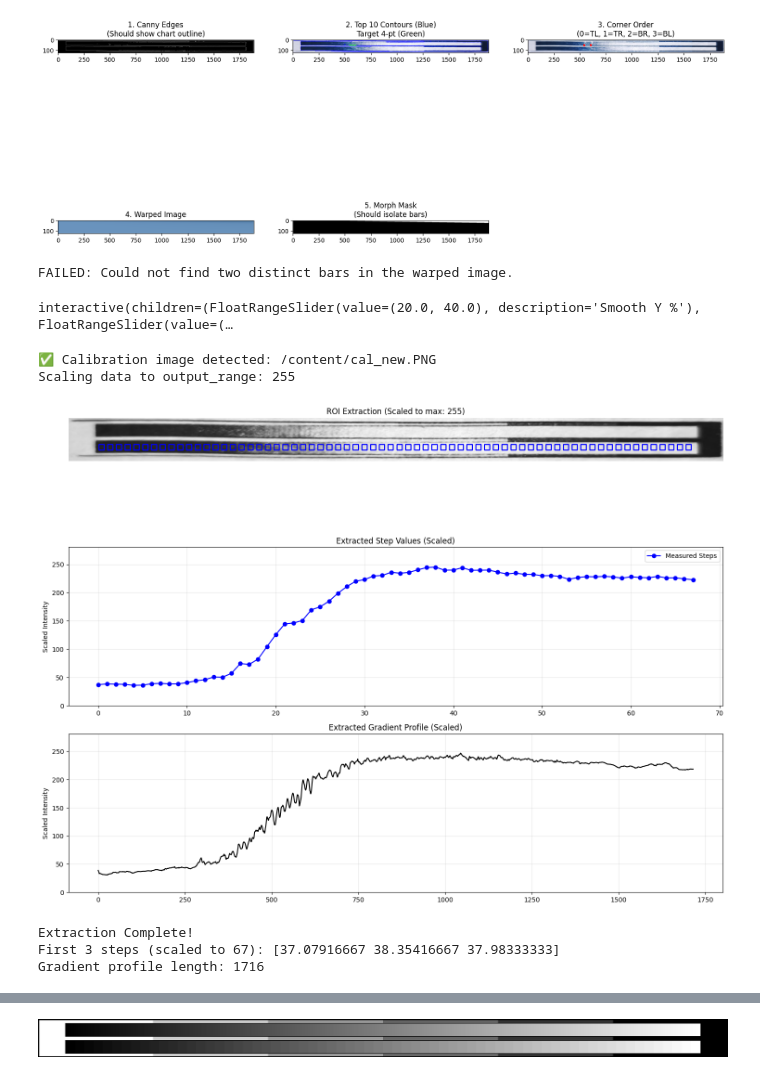
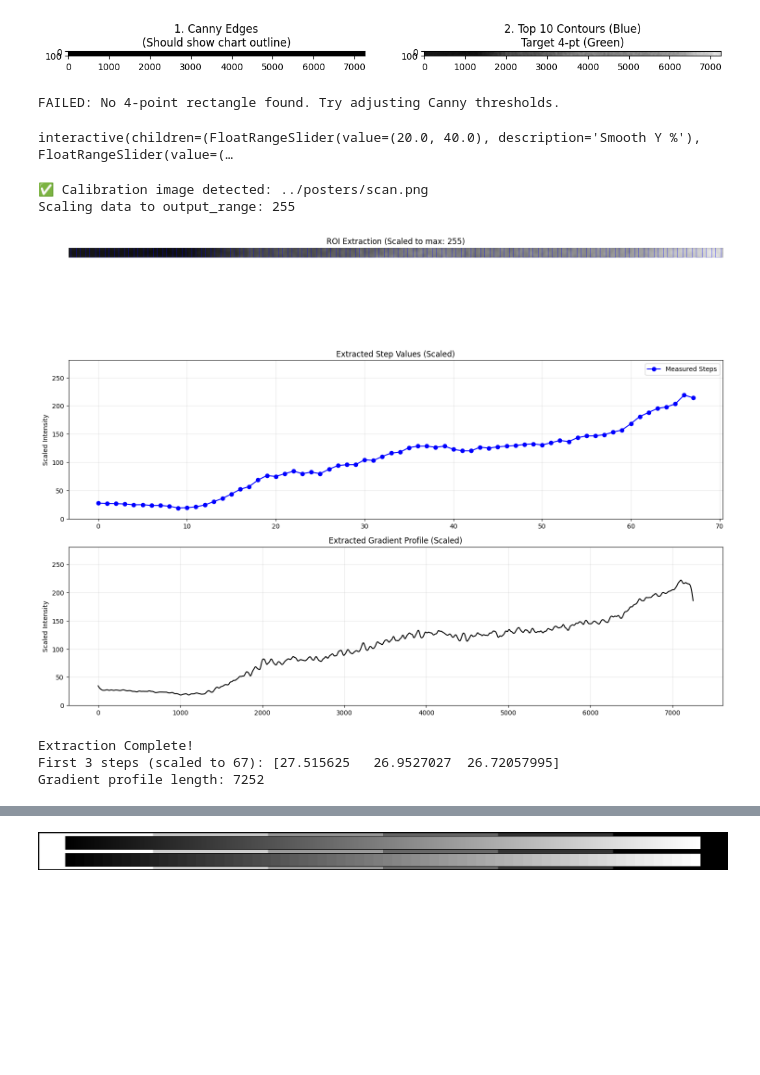
Before and after one commit to fun3md/maptoposter, a Jupyter notebook: jupyter/print_density_calibration.ipynb, the cells around one changed output, grey strips where cells are left out. Drawn from its saved outputs; the diff is of its cells as text; code cells hidden in the pictures; blank space fills up the shorter version.

```diff
--- a/jupyter/print_density_calibration.ipynb
+++ b/jupyter/print_density_calibration.ipynb
@@ -176,36 +178,36 @@ def get_roi_vars_with_perspective_v2(file_path, debug=True):
             "ROI_Y_GRAD_MIN": round(bar_boxes[0][1]/max_height, 3),
             "ROI_Y_GRAD_MAX": round((bar_boxes[0][1]+bar_boxes[0][3])/max_height, 3),
             "ROI_Y_STEP_MIN": round(bar_boxes[-1][1]/max_height, 3),
             "ROI_Y_STEP_MAX": round((bar_boxes[-1][1]+bar_boxes[-1][3])/max_height, 3),
             "ROI_X_MIN": round(bar_boxes[0][0]/max_width, 3),
             "ROI_X_MAX": round((bar_boxes[0][0]+bar_boxes[0][2])/max_width, 3)
         }
     else:
         plt.show()
         print("FAILED: Could not find two distinct bars in the warped image.")
         return None
 
 # Helper to order points
 def order_points(pts):
     rect = np.zeros((4, 2), dtype="float32")
     s = pts.sum(axis=1)
     rect[0] = pts[np.argmin(s)] # TL
     rect[2] = pts[np.argmax(s)] # BR
     diff = np.diff(pts, axis=1)
     rect[1] = pts[np.argmin(diff)] # TR
     rect[3] = pts[np.argmax(diff)] # BL
     return rect
 # --- Execute ---
-photo_path = "/content/cal_new.PNG"
+photo_path = "../posters/scan.PNG"
 roi_vars = get_roi_vars_with_perspective_v2(photo_path, debug=True)
 
 if roi_vars:
     print("\nDetected Configuration Variables:")
     for k, v in roi_vars.items():
         print(f"{k} = {v}")
 # %% [output]
-[figure, old version]
+[figure, new version]
-FAILED: Could not find two distinct bars in the warped image.
+FAILED: No 4-point rectangle found. Try adjusting Canny thresholds.
 # %%
 import cv2
 import numpy as np
@@ -280,12 +282,12 @@ interact(manual_roi_tuner, grad_y=grad_y_slider, step_y=step_y_slider, x_range=x
 interactive(children=(FloatRangeSlider(value=(20.0, 40.0), description='Smooth Y %'), FloatRangeSlider(value=(…
 # %%
 def extract_calibration_data(image_path):
-    ROI_X_MIN = 0.044
-    ROI_X_MAX = 0.954
-    ROI_Y_GRAD_MIN = 0.256
-    ROI_Y_GRAD_MAX = 0.381
-    ROI_Y_STEP_MIN = 0.618
-    ROI_Y_STEP_MAX = 0.750
+    ROI_X_MIN = 0.00
+    ROI_X_MAX = 1
+    ROI_Y_GRAD_MIN = 0
+    ROI_Y_GRAD_MAX = 1
+    ROI_Y_STEP_MIN = 0
+    ROI_Y_STEP_MAX = 1
     global INPUT_LABELS
     # Ensure output_range is accessible (assuming it is defined in a previous cell)
     # If not defined yet, we'll default to 255 for safety
@@ -381,7 +383,7 @@ def extract_calibration_data(image_path):
 
     return np.array(measured_steps), measured_gradient
 # Provide the path to your image (JPG, PNG, or .nc)
-path_to_image = "/content/cal_new.PNG"
+path_to_image = "../posters/scan.png"
 
 # Call the function and catch the two return values
 steps_data, gradient_data = extract_calibration_data(path_to_image)
@@ -394,12 +396,12 @@ if steps_data is not None:
 else:
     print("Extraction failed. Check the error messages above.")
 # %% [output]
-✅ Calibration image detected: /content/cal_new.PNG
+✅ Calibration image detected: ../posters/scan.png
 Scaling data to output_range: 255
-[figure, old version]
+[figure, new version]
 Extraction Complete!
-First 3 steps (scaled to 67): [37.07916667 38.35416667 37.98333333]
-Gradient profile length: 1716
+First 3 steps (scaled to 67): [27.515625   26.9527027  26.72057995]
+Gradient profile length: 7252
 # %%
 import numpy as np
 import matplotlib.pyplot as plt
```
Also changed, not shown: parts of 9 cells of this notebook, 36 other files.
